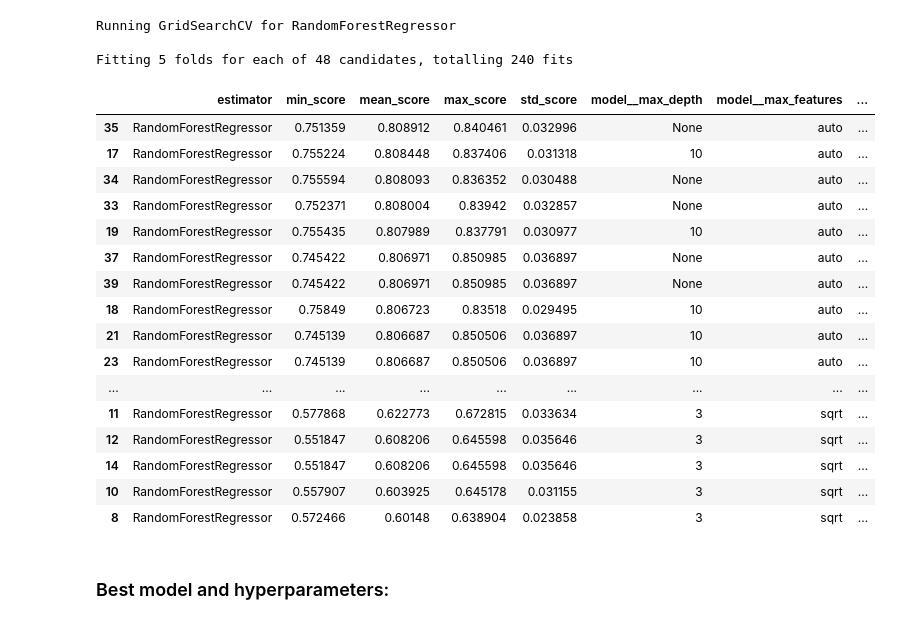
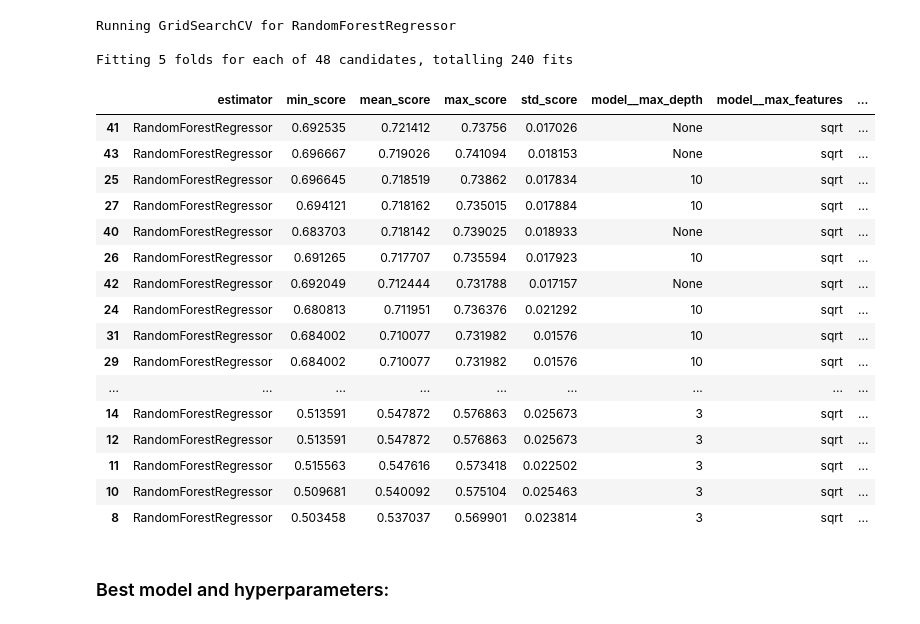
Before and after one commit to JL-14/milestone-project-housing-issues, a Jupyter notebook: jupyter_notebooks/Notebook_6_RegressionAnalysisTransformed.ipynb, the cells around one changed output. Drawn from its saved outputs; the diff is of its cells as text; code cells hidden in the pictures.

```diff
--- a/jupyter_notebooks/Notebook_6_RegressionAnalysisTransformed.ipynb
+++ b/jupyter_notebooks/Notebook_6_RegressionAnalysisTransformed.ipynb
@@ -57,0 +43,5 @@ df_houseprices_regression.head()
+# %%
+import pandas as pd
+trainset_transformed = pd.read_csv('/workspace/milestone-project-housing-issues/outputs/datasets/cleaned/TrainSetTransformed.csv')
+print(trainset_transformed.shape)
+trainset_transformed.head()
@@ -182,10 +216,7 @@ from sklearn.ensemble import ExtraTreesRegressor
 
 def PipelineOptimization(model):
 
-    categorical_vars = X_train.select_dtypes(include=['object']).columns.tolist()
-
     pipeline_base = Pipeline([
-        ("OrdinalCategoricalEncoder", OrdinalEncoder(encoding_method='arbitrary', variables=categorical_vars)),
 
         ("SmartCorrelatedSelection", SmartCorrelatedSelection(variables=None,
          method="spearman", threshold=0.6, selection_method="variance")),
@@ -278,8 +291,8 @@ class HyperparameterOptimizationSearch:
 # %%
 from sklearn.model_selection import train_test_split
 X_train, X_test, y_train, y_test = train_test_split(
-    df_houseprices_regression.drop(['SalePrice'], axis=1),
-    df_houseprices_regression['SalePrice'],
+    combined_df.drop(['SalePrice'], axis=1),
+    combined_df['SalePrice'],
     test_size=0.2,
     random_state=0
 )
@@ -636,10 +703,27 @@ models_quick_search = {
 
 params_quick_search = {
     'LinearRegression': {},
-    "DecisionTreeRegressor": {},
-    "RandomForestRegressor": {},
-    "ExtraTreesRegressor": {},
-    "AdaBoostRegressor": {},
-    "GradientBoostingRegressor": {},
-    "XGBRegressor": {},
+    'DecisionTreeRegressor': {
+        'model__max_depth': [None, 10, 20],
+        'model__min_samples_split': [2, 5, 10]
+    },
+    'RandomForestRegressor': {
+        'model__n_estimators': [100, 200, 300],
+        'model__max_depth': [None, 10, 20]
+    },
+    'ExtraTreesRegressor': {
+        'model__n_estimators': [100, 200, 300],
+        'model__max_depth': [None, 10, 20]
+    },
+    'AdaBoostRegressor': {
+        'model__n_estimators': [50, 100, 200]
+    },
+    'GradientBoostingRegressor': {
+        'model__n_estimators': [100, 200, 300],
+        'model__max_depth': [3, 5, 10]
+    },
+    'XGBRegressor': {
+        'model__n_estimators': [100, 200, 300],
+        'model__max_depth': [3, 5, 10]
+    }
 }
@@ -710,26 +814,26 @@ Running GridSearchCV for RandomForestRegressor
 
 Fitting 5 folds for each of 48 candidates, totalling 240 fits
 # %%
-grid_search_summary, grid_search_pipelines = search.score_summary(sort_by='mean_score')
-grid_search_summary
+grid_search_summary_pca, grid_search_pipelines_pca = search.score_summary(sort_by='mean_score')
+grid_search_summary_pca
 # %% [output]
 |  | estimator | min_score | mean_score | max_score | std_score | model__max_depth | model__max_features | ... |
-| 35 | RandomForestRegressor | 0.751359 | 0.808912 | 0.840461 | 0.032996 | None | auto | ... |
-| 17 | RandomForestRegressor | 0.755224 | 0.808448 | 0.837406 | 0.031318 | 10 | auto | ... |
-| 34 | RandomForestRegressor | 0.755594 | 0.808093 | 0.836352 | 0.030488 | None | auto | ... |
-| 33 | RandomForestRegressor | 0.752371 | 0.808004 | 0.83942 | 0.032857 | None | auto | ... |
-| 19 | RandomForestRegressor | 0.755435 | 0.807989 | 0.837791 | 0.030977 | 10 | auto | ... |
-| 37 | RandomForestRegressor | 0.745422 | 0.806971 | 0.850985 | 0.036897 | None | auto | ... |
-| 39 | RandomForestRegressor | 0.745422 | 0.806971 | 0.850985 | 0.036897 | None | auto | ... |
-| 18 | RandomForestRegressor | 0.75849 | 0.806723 | 0.83518 | 0.029495 | 10 | auto | ... |
-| 21 | RandomForestRegressor | 0.745139 | 0.806687 | 0.850506 | 0.036897 | 10 | auto | ... |
-| 23 | RandomForestRegressor | 0.745139 | 0.806687 | 0.850506 | 0.036897 | 10 | auto | ... |
+| 41 | RandomForestRegressor | 0.692535 | 0.721412 | 0.73756 | 0.017026 | None | sqrt | ... |
+| 43 | RandomForestRegressor | 0.696667 | 0.719026 | 0.741094 | 0.018153 | None | sqrt | ... |
+| 25 | RandomForestRegressor | 0.696645 | 0.718519 | 0.73862 | 0.017834 | 10 | sqrt | ... |
+| 27 | RandomForestRegressor | 0.694121 | 0.718162 | 0.735015 | 0.017884 | 10 | sqrt | ... |
+| 40 | RandomForestRegressor | 0.683703 | 0.718142 | 0.739025 | 0.018933 | None | sqrt | ... |
+| 26 | RandomForestRegressor | 0.691265 | 0.717707 | 0.735594 | 0.017923 | 10 | sqrt | ... |
+| 42 | RandomForestRegressor | 0.692049 | 0.712444 | 0.731788 | 0.017157 | None | sqrt | ... |
+| 24 | RandomForestRegressor | 0.680813 | 0.711951 | 0.736376 | 0.021292 | 10 | sqrt | ... |
+| 31 | RandomForestRegressor | 0.684002 | 0.710077 | 0.731982 | 0.01576 | 10 | sqrt | ... |
+| 29 | RandomForestRegressor | 0.684002 | 0.710077 | 0.731982 | 0.01576 | 10 | sqrt | ... |
 | ... | ... | ... | ... | ... | ... | ... | ... | ... |
-| 11 | RandomForestRegressor | 0.577868 | 0.622773 | 0.672815 | 0.033634 | 3 | sqrt | ... |
-| 12 | RandomForestRegressor | 0.551847 | 0.608206 | 0.645598 | 0.035646 | 3 | sqrt | ... |
-| 14 | RandomForestRegressor | 0.551847 | 0.608206 | 0.645598 | 0.035646 | 3 | sqrt | ... |
-| 10 | RandomForestRegressor | 0.557907 | 0.603925 | 0.645178 | 0.031155 | 3 | sqrt | ... |
-| 8 | RandomForestRegressor | 0.572466 | 0.60148 | 0.638904 | 0.023858 | 3 | sqrt | ... |
+| 14 | RandomForestRegressor | 0.513591 | 0.547872 | 0.576863 | 0.025673 | 3 | sqrt | ... |
+| 12 | RandomForestRegressor | 0.513591 | 0.547872 | 0.576863 | 0.025673 | 3 | sqrt | ... |
+| 11 | RandomForestRegressor | 0.515563 | 0.547616 | 0.573418 | 0.022502 | 3 | sqrt | ... |
+| 10 | RandomForestRegressor | 0.509681 | 0.540092 | 0.575104 | 0.025463 | 3 | sqrt | ... |
+| 8 | RandomForestRegressor | 0.503458 | 0.537037 | 0.569901 | 0.023814 | 3 | sqrt | ... |
 # %% [markdown]
 ### Best model and hyperparameters:
 # %%
```
Also changed, not shown: parts of 50 cells of this notebook, 2 other files.
